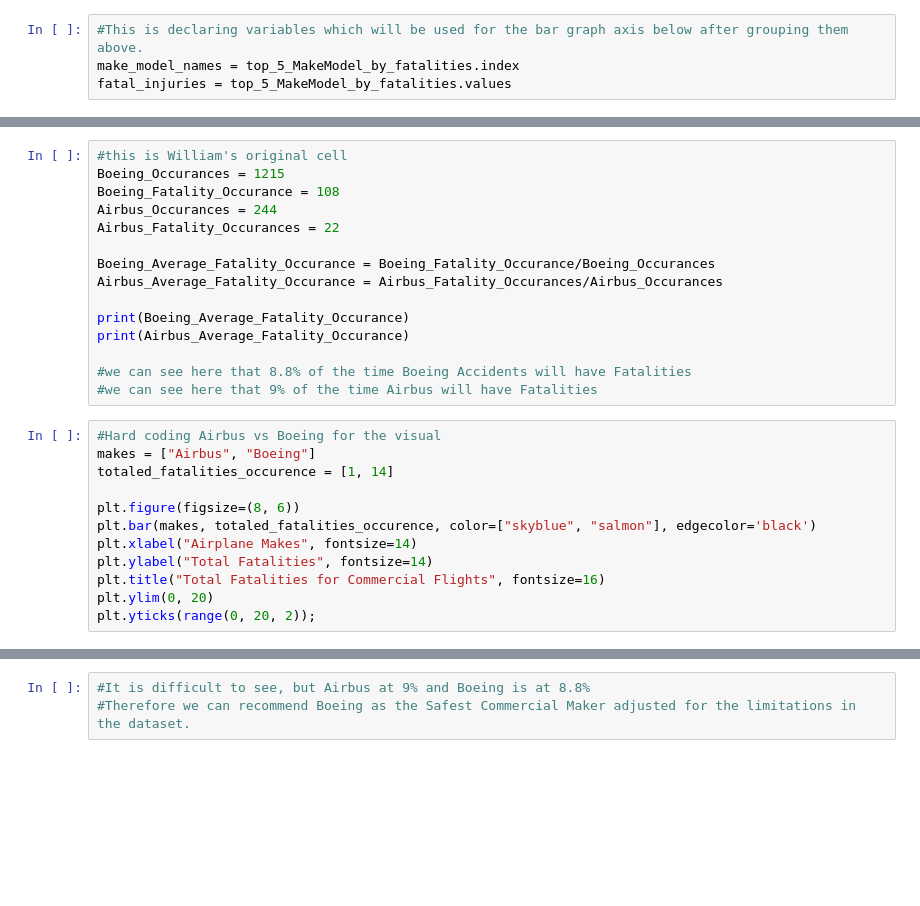
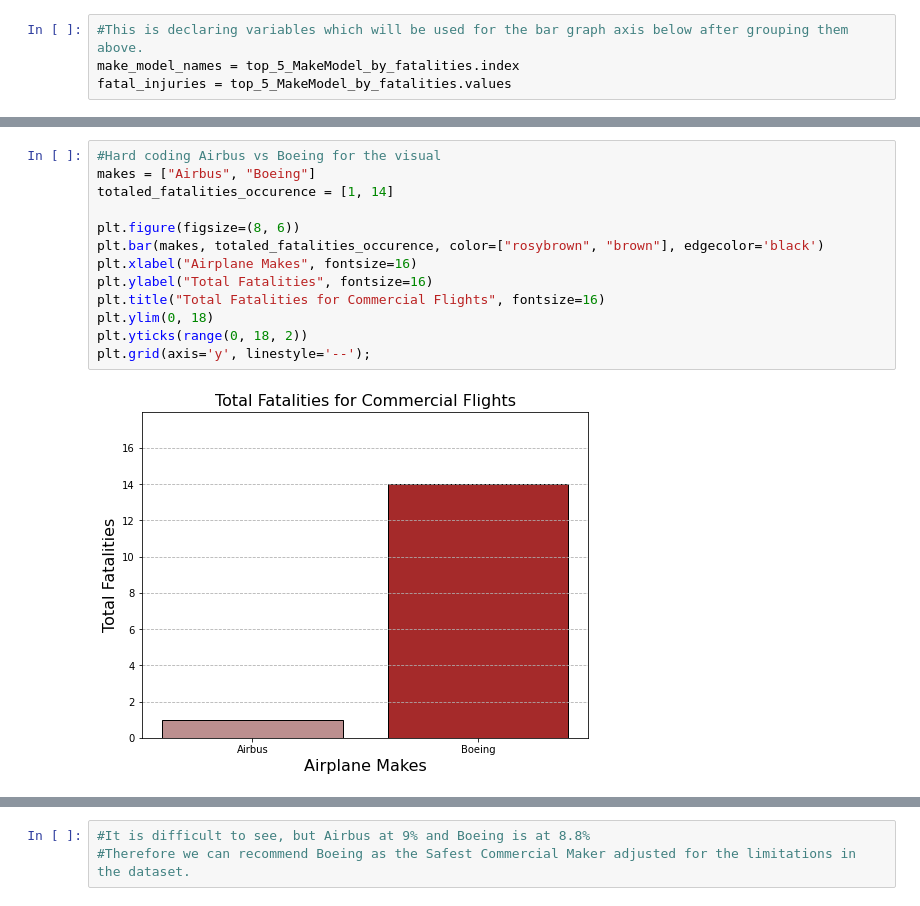
Before and after one commit to pecham1911/AviationProject, a Jupyter notebook: Aviation_Working.ipynb, the cells around one changed output, grey strips where cells are left out. Saved outputs shown, nothing was run; the diff lists cells and outputs as text; blank space fills up the shorter version.

Commit message:
updated figures

```diff
--- a/Aviation_Working.ipynb
+++ b/Aviation_Working.ipynb
@@ -210,30 +401,18 @@ print(Airbus_Average_Fatality_Occurance)
-# %%
-#this is William's original cell
-Boeing_Occurances = 1215
-Boeing_Fatality_Occurance = 108
-Airbus_Occurances = 244
-Airbus_Fatality_Occurances = 22
-
-Boeing_Average_Fatality_Occurance = Boeing_Fatality_Occurance/Boeing_Occurances
-Airbus_Average_Fatality_Occurance = Airbus_Fatality_Occurances/Airbus_Occurances
-
-print(Boeing_Average_Fatality_Occurance)
-print(Airbus_Average_Fatality_Occurance)
-
-#we can see here that 8.8% of the time Boeing Accidents will have Fatalities
-#we can see here that 9% of the time Airbus will have Fatalities
 # %%
 #Hard coding Airbus vs Boeing for the visual
 makes = ["Airbus", "Boeing"]
 totaled_fatalities_occurence = [1, 14]
 
 plt.figure(figsize=(8, 6))
-plt.bar(makes, totaled_fatalities_occurence, color=["skyblue", "salmon"], edgecolor='black')
-plt.xlabel("Airplane Makes", fontsize=14)
-plt.ylabel("Total Fatalities", fontsize=14)
+plt.bar(makes, totaled_fatalities_occurence, color=["rosybrown", "brown"], edgecolor='black')
+plt.xlabel("Airplane Makes", fontsize=16)
+plt.ylabel("Total Fatalities", fontsize=16)
 plt.title("Total Fatalities for Commercial Flights", fontsize=16)
-plt.ylim(0, 20)
-plt.yticks(range(0, 20, 2));
+plt.ylim(0, 18)
+plt.yticks(range(0, 18, 2))
+plt.grid(axis='y', linestyle='--');
+# %% [output]
+[figure, added]
 # %%
 # We can see above that boeing has a lot more occurances of fatal accidents than Airbus.
 # But what is important is comparing the occurances of fatal accidents by the sample size.
```
Also changed, not shown: parts of 35 cells of this notebook, 2 other files.
